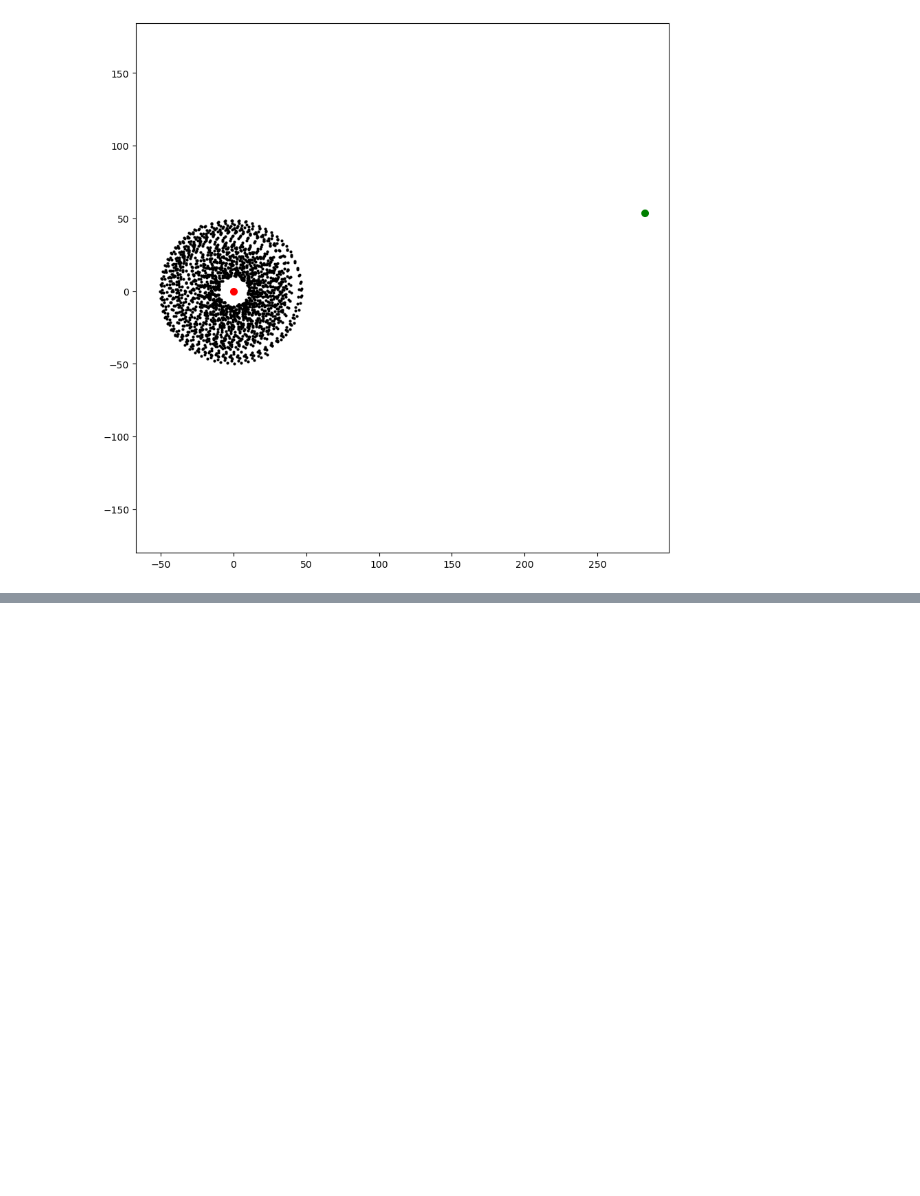
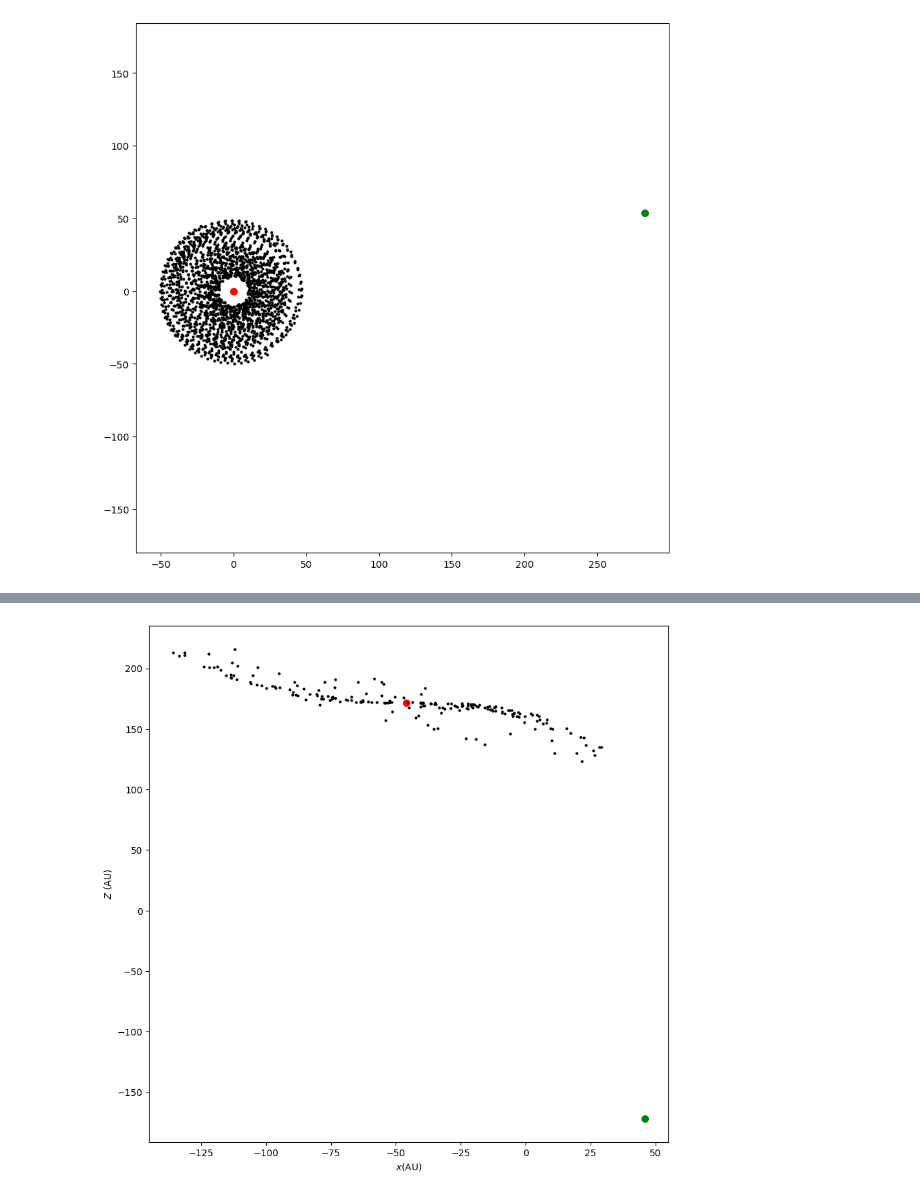
Before and after one commit to tigerchenlu98/rebound, a Jupyter notebook: ipython_examples/Finalized_Jeremiah_Summer_2023.ipynb, the cells around one changed output, grey strips where cells are left out. Saved outputs shown, nothing was run; the diff lists cells and outputs as text; code cells hidden in the pictures; blank space fills up the shorter version.

```diff
--- a/ipython_examples/Finalized_Jeremiah_Summer_2023.ipynb
+++ b/ipython_examples/Finalized_Jeremiah_Summer_2023.ipynb
@@ -165,0 +153,13 @@ for axi in ax:
+# %%
+#Snapshot.Beginning (No time). (x,z). Debris Disk Diameter = 50 AU
+fig = plt.figure(figsize=(10,10))
+plt.scatter(sim.particles[0].x, sim.particles[0].z,marker=".",color='r',linewidth=5)
+plt.scatter(sim.particles[1].x, sim.particles[1].z,marker=".",color='g',linewidth=5)
+ax=plt.subplot()
+ax.set_ylabel("$Z$ (AU)")
+ax.set_xlabel("$x$(AU)")
+for j in range(sim.N-2):
+    i=j+2
+    plt.scatter(sim.particles[i].x, sim.particles[i].z,marker=".",color='k',linewidth=0)
+# %% [output]
+[figure, added]
```
Also changed, not shown: parts of 5 cells of this notebook.
